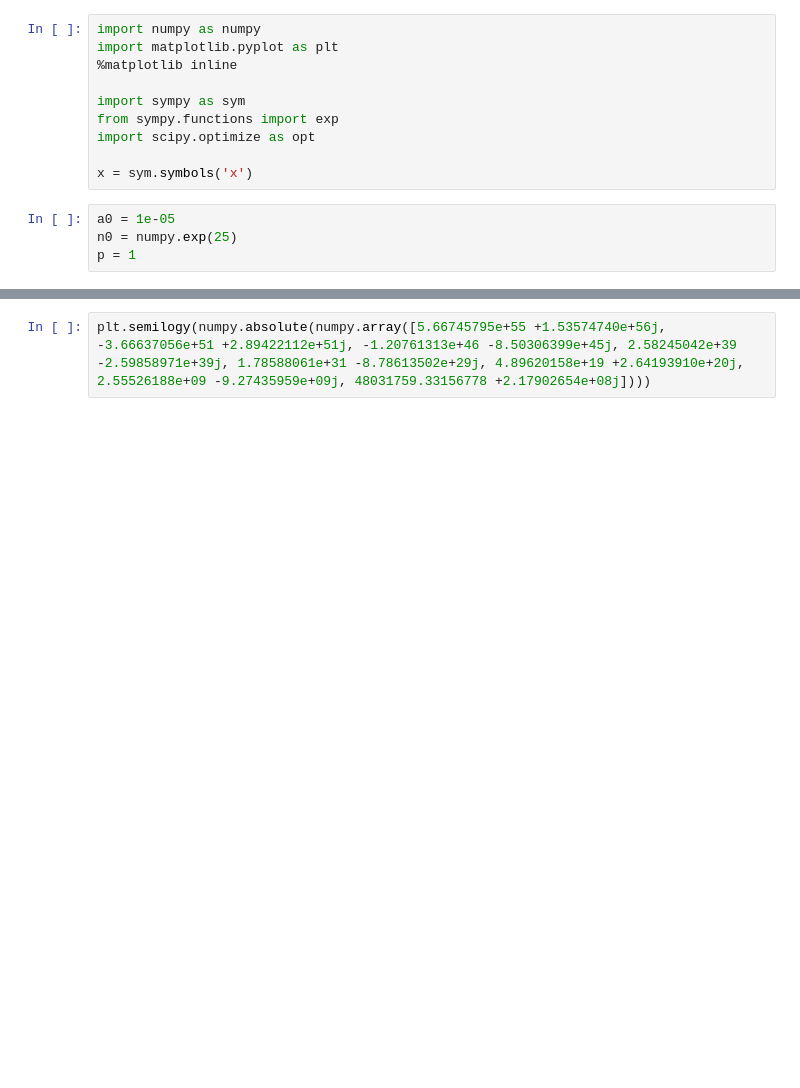
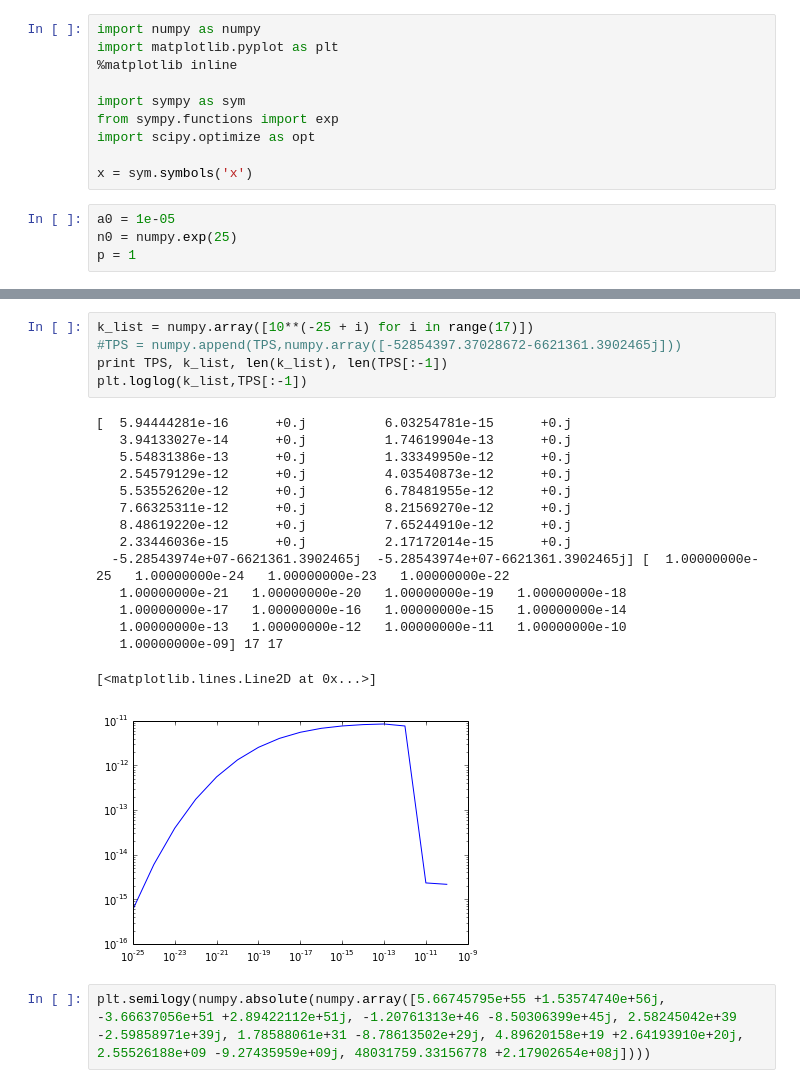
Before and after one commit to rahulporuri/project_work, a Jupyter notebook: Untitled0.ipynb, the cells around one changed output, grey strips where cells are left out. Saved outputs shown, nothing was run; the diff lists cells and outputs as text; blank space fills up the shorter version.

```diff
--- a/Untitled0.ipynb
+++ b/Untitled0.ipynb
@@ -132,3 +168,24 @@ plt.loglog(k_list,TPS)
+# %%
+k_list = numpy.array([10**(-25 + i) for i in range(17)])
+#TPS = numpy.append(TPS,numpy.array([-52854397.37028672-6621361.3902465j]))
+print TPS, k_list, len(k_list), len(TPS[:-1])
+plt.loglog(k_list,TPS[:-1])
+# %% [output]
+[  5.94444281e-16      +0.j          6.03254781e-15      +0.j
+   3.94133027e-14      +0.j          1.74619904e-13      +0.j
+   5.54831386e-13      +0.j          1.33349950e-12      +0.j
+   2.54579129e-12      +0.j          4.03540873e-12      +0.j
+   5.53552620e-12      +0.j          6.78481955e-12      +0.j
+   7.66325311e-12      +0.j          8.21569270e-12      +0.j
+   8.48619220e-12      +0.j          7.65244910e-12      +0.j
+   2.33446036e-15      +0.j          2.17172014e-15      +0.j
+  -5.28543974e+07-6621361.3902465j  -5.28543974e+07-6621361.3902465j] [  1.00000000e-25   1.00000000e-24   1.00000000e-23   1.00000000e-22
+   1.00000000e-21   1.00000000e-20   1.00000000e-19   1.00000000e-18
+   1.00000000e-17   1.00000000e-16   1.00000000e-15   1.00000000e-14
+   1.00000000e-13   1.00000000e-12   1.00000000e-11   1.00000000e-10
+   1.00000000e-09] 17 17
+[<matplotlib.lines.Line2D at 0x...>]
+[figure, added]
 # %%
 plt.semilogy(numpy.absolute(numpy.array([5.66745795e+55 +1.53574740e+56j, -3.66637056e+51 +2.89422112e+51j, -1.20761313e+46 -8.50306399e+45j, 2.58245042e+39 -2.59858971e+39j, 1.78588061e+31 -8.78613502e+29j, 4.89620158e+19 +2.64193910e+20j, 2.55526188e+09 -9.27435959e+09j, 48031759.33156778 +2.17902654e+08j])))
 # %% [output]
```
Also changed, not shown: parts of 4 cells of this notebook.
